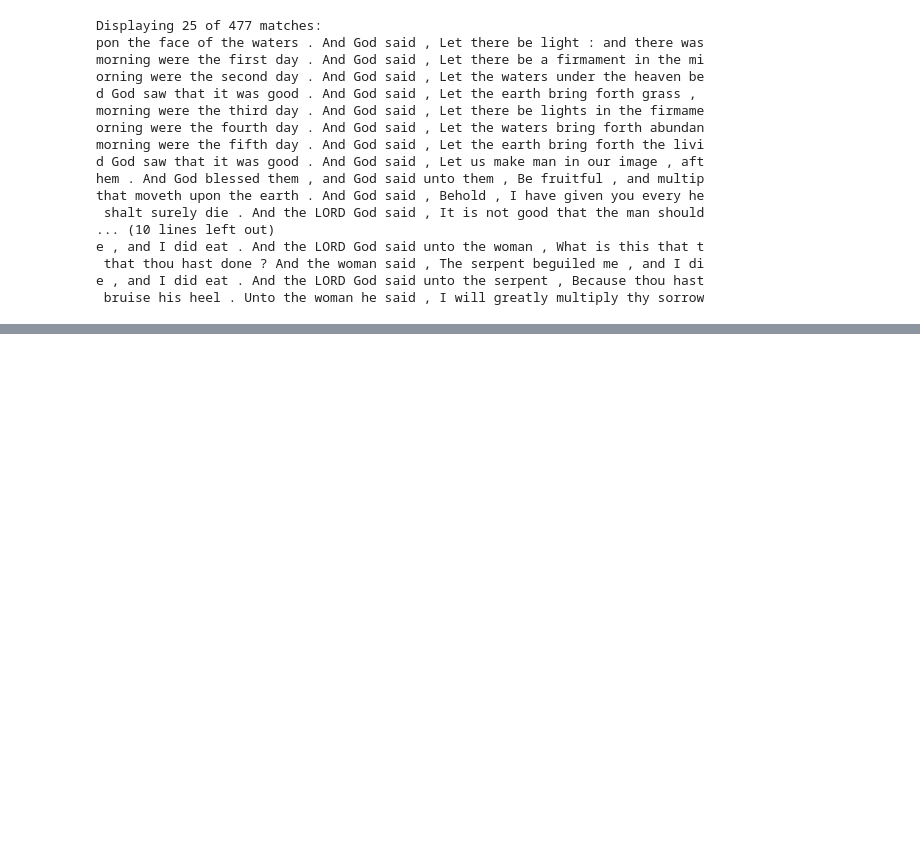
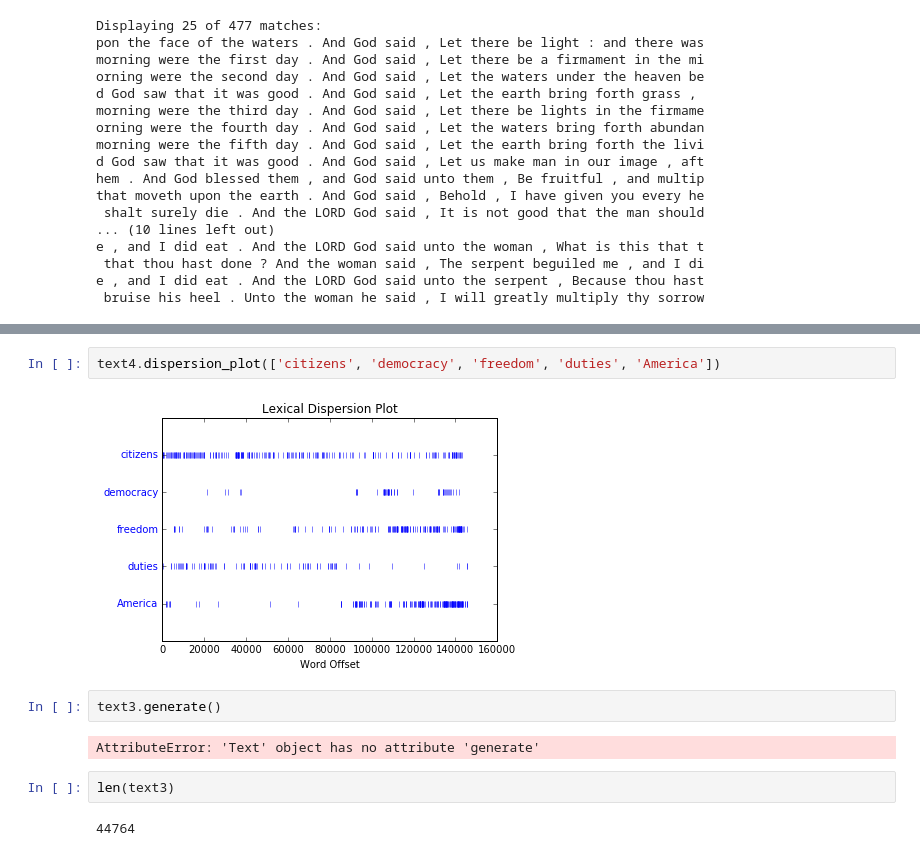
Before and after one commit to takuan-osho/nltk-book-practice, a Jupyter notebook: ch01/ch01.ipynb, the cells around one changed output, grey strips where cells are left out. Drawn from its saved outputs; the diff is of its cells as text; blank space fills up the shorter version.

```diff
--- a/ch01/ch01.ipynb
+++ b/ch01/ch01.ipynb
@@ -130,0 +118,12 @@ of_was and_was of_came of_and and_sent and_blessed
+# %%
+text4.dispersion_plot(['citizens', 'democracy', 'freedom', 'duties', 'America'])
+# %% [output]
+[figure, added]
+# %%
+text3.generate()
+# %% [output]
+AttributeError: 'Text' object has no attribute 'generate'
+# %%
+len(text3)
+# %% [output]
+44764
```
Also changed, not shown: parts of 13 cells of this notebook.
